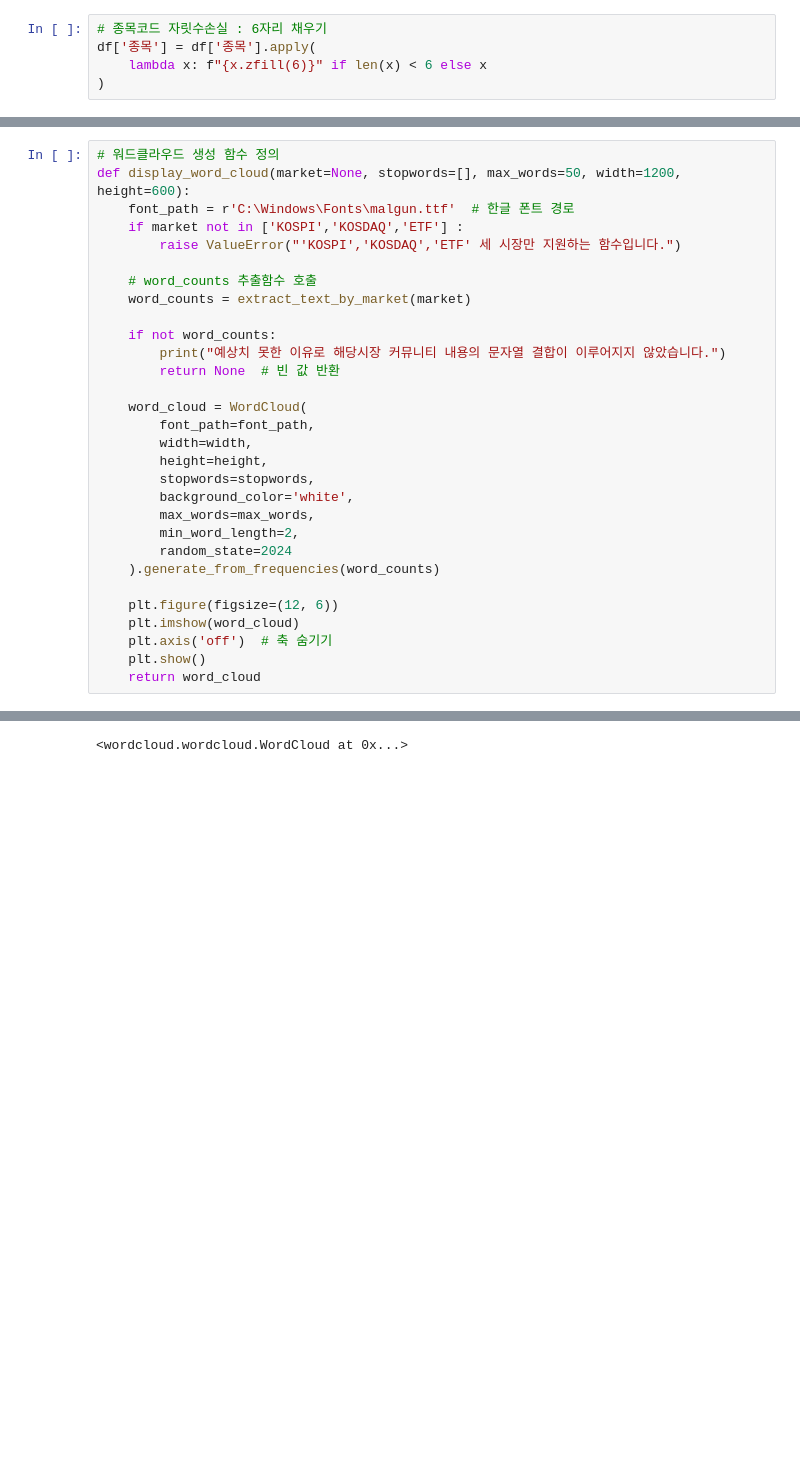
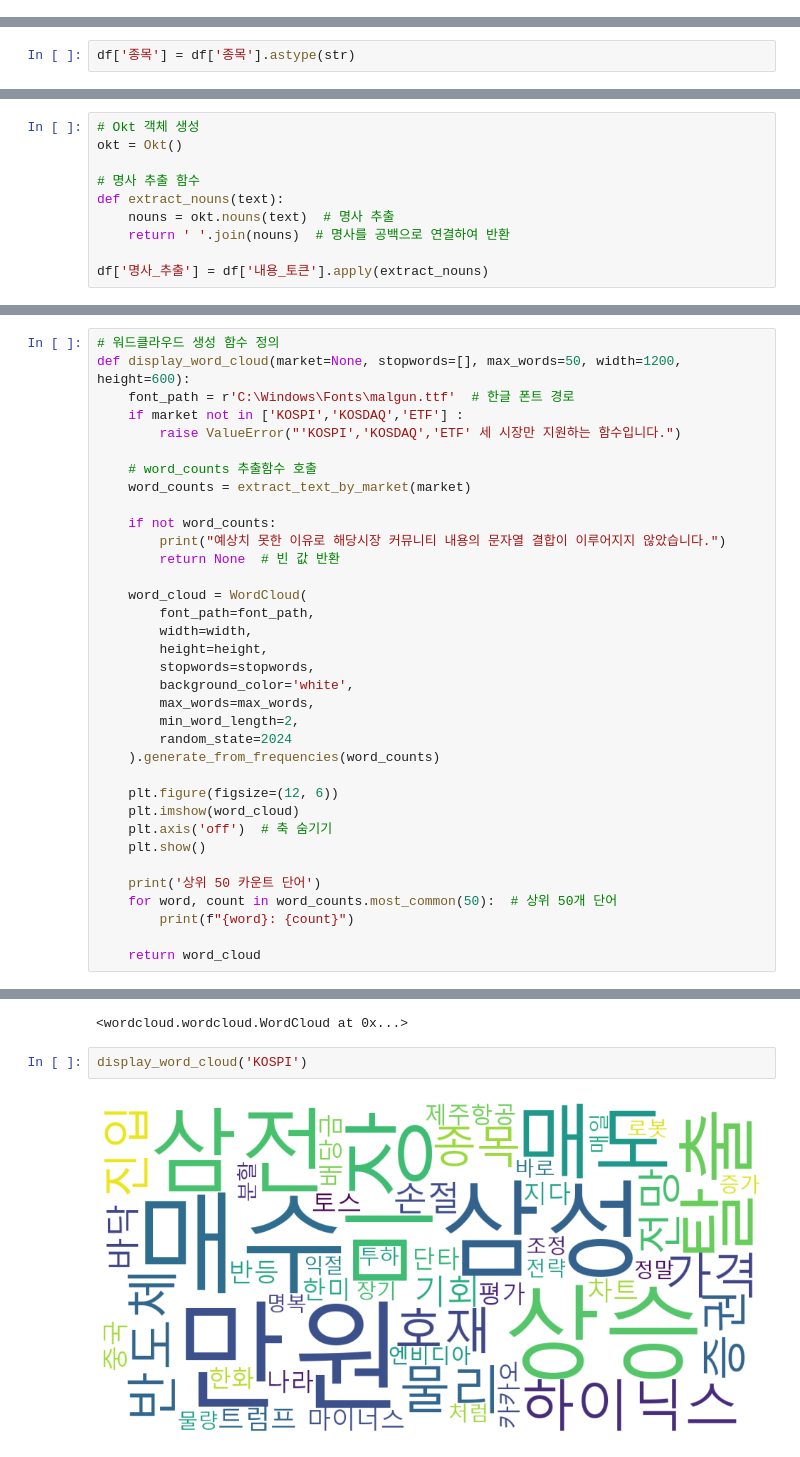
Before and after one commit to june2598/pythonstudy, a Jupyter notebook: project/community/워드클라우드.ipynb, the cells around one changed output, grey strips where cells are left out. Saved outputs shown, nothing was run; the diff lists cells and outputs as text; blank space fills up the shorter version.

```diff
--- a/project/community/워드클라우드.ipynb
+++ b/project/community/워드클라우드.ipynb
@@ -38,8 +37,3 @@ Name: 내용2, dtype: object
-# %%
-# 종목코드 자릿수손실 : 6자리 채우기
-df['종목'] = df['종목'].apply(
-    lambda x: f"{x.zfill(6)}" if len(x) < 6 else x
-)
 # %%
 # df와 krx_df를 '종목'과 'Code'를 기준으로 병합
 df = df.merge(
@@ -64 +58,3 @@ df.head(2)
+# %%
+df['종목'] = df['종목'].astype(str)
 # %%
@@ -66,3 +62,13 @@ df.to_csv('pos_score_new.csv', index=False, encoding='utf-8-sig')
+# %%
+# Okt 객체 생성
+okt = Okt()
+
+# 명사 추출 함수
+def extract_nouns(text):
+    nouns = okt.nouns(text)  # 명사 추출
+    return ' '.join(nouns)  # 명사를 공백으로 연결하여 반환
+
+df['명사_추출'] = df['내용_토큰'].apply(extract_nouns)
 # %%
 df.info()
 # %% [output]
@@ -221,6 +226,11 @@ def display_word_cloud(market=None, stopwords=[], max_words=50, width=1200, heig
     plt.imshow(word_cloud)
     plt.axis('off')  # 축 숨기기
     plt.show()
+
+    print('상위 50 카운트 단어')
+    for word, count in word_counts.most_common(50):  # 상위 50개 단어
+        print(f"{word}: {count}")
+
     return word_cloud
 # %% [markdown]
 #### 코스피 시장의 트렌드 파악
@@ -259,3 +269,7 @@ display_word_cloud('ETF')
 # %% [output]
 [figure]
 <wordcloud.wordcloud.WordCloud at 0x...>
+# %%
+display_word_cloud('KOSPI')
+# %% [output]
+[figure, added]
```
Also changed, not shown: parts of 20 cells of this notebook, 19 other files.
